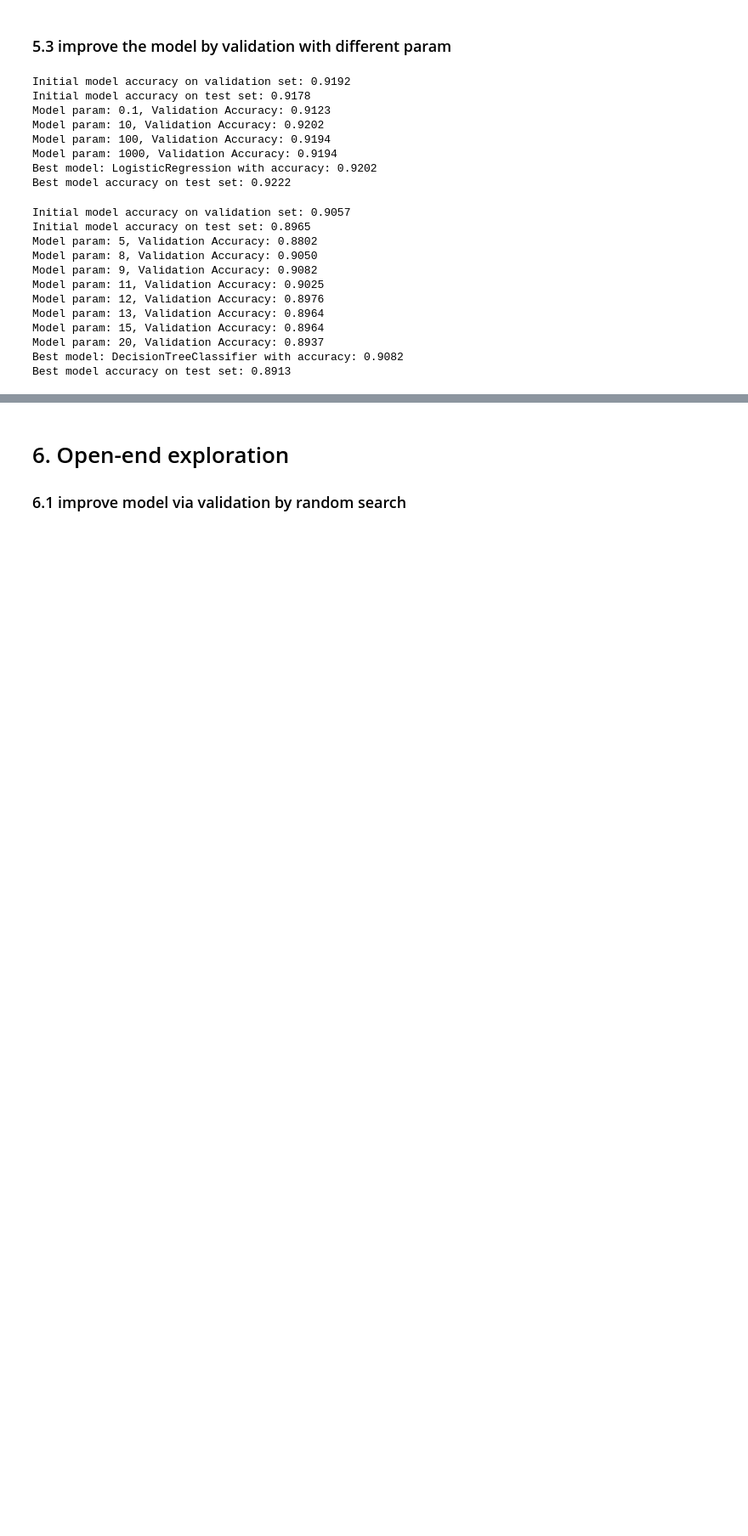
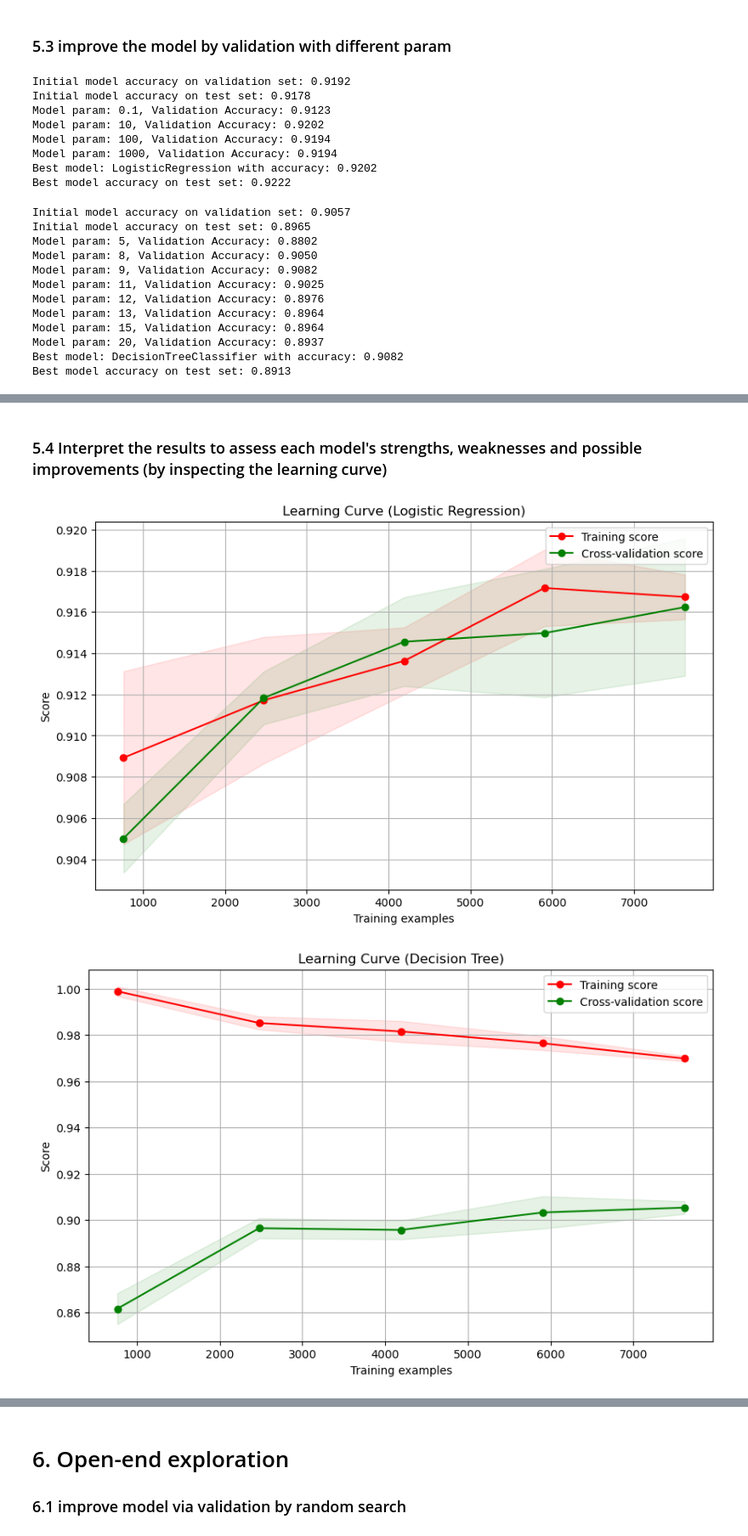
Before and after one commit to mathway18/Machine-learning-project, a Jupyter notebook: project.ipynb, the cells around one changed output, grey strips where cells are left out. Shown at 85% size. Drawn from its saved outputs; the diff is of its cells as text; code cells hidden in the pictures; blank space fills up the shorter version.

Commit message:
add more parts like model comparison and feature adding

```diff
--- a/project.ipynb
+++ b/project.ipynb
@@ -974,0 +1061,49 @@ improve_with_validation(rf_model, modelList, X, y, maxDepthList)
+# %% [markdown]
+### 5.4 Interpret the results to assess each model's strengths, weaknesses and possible improvements (by inspecting the learning curve)
+# %%
+from sklearn.model_selection import learning_curve
+import matplotlib.pyplot as plt
+import numpy as np
+from sklearn.linear_model import LogisticRegression
+from sklearn.tree import DecisionTreeClassifier
+from sklearn.ensemble import GradientBoostingClassifier
+from sklearn.ensemble import RandomForestClassifier
+
+def plot_learning_curve(estimator, title, X, y, cv=5, train_sizes=np.linspace(0.1, 1.0, 5)):
+    plt.figure(figsize=(10, 6))
+    plt.title(title)
+    plt.xlabel("Training examples")
+    plt.ylabel("Score")
+
+    train_sizes, train_scores, test_scores = learning_curve(
+        estimator, X, y, cv=cv, n_jobs=-1,
+        train_sizes=train_sizes, scoring='accuracy')
+
+    train_scores_mean = np.mean(train_scores, axis=1)
+    train_scores_std = np.std(train_scores, axis=1)
+    test_scores_mean = np.mean(test_scores, axis=1)
+    test_scores_std = np.std(test_scores, axis=1)
+
+    plt.grid()
+    plt.fill_between(train_sizes, train_scores_mean - train_scores_std,
+                     train_scores_mean + train_scores_std, alpha=0.1, color="r")
+    plt.fill_between(train_sizes, test_scores_mean - test_scores_std,
+                     test_scores_mean + test_scores_std, alpha=0.1, color="g")
+    plt.plot(train_sizes, train_scores_mean, 'o-', color="r", label="Training score")
+    plt.plot(train_sizes, test_scores_mean, 'o-', color="g", label="Cross-validation score")
+
+    plt.legend(loc="best")
+    plt.show()
+
+log_reg_model = LogisticRegression(solver='saga', multi_class='ovr', random_state=42)
+dt_model = DecisionTreeClassifier(random_state=42, max_depth=10)
+gdb_model = GradientBoostingClassifier(random_state=42)
+rf_model = RandomForestClassifier(random_state=42, max_depth=10)
+# Plot learning curves for each model
+plot_learning_curve(log_reg_model, "Learning Curve (Logistic Regression)", X_train, y_train)
+plot_learning_curve(dt_model, "Learning Curve (Decision Tree)", X_train, y_train)
+plot_learning_curve(gdb_model, "Learning Curve (Gradient Boosting)", X_train, y_train)
+plot_learning_curve(rf_model, "Learning Curve (Random Forest)", X_train, y_train)
+# %% [output]
+[figure, added]
+[figure, added]
```
Also changed, not shown: parts of 25 cells of this notebook.
